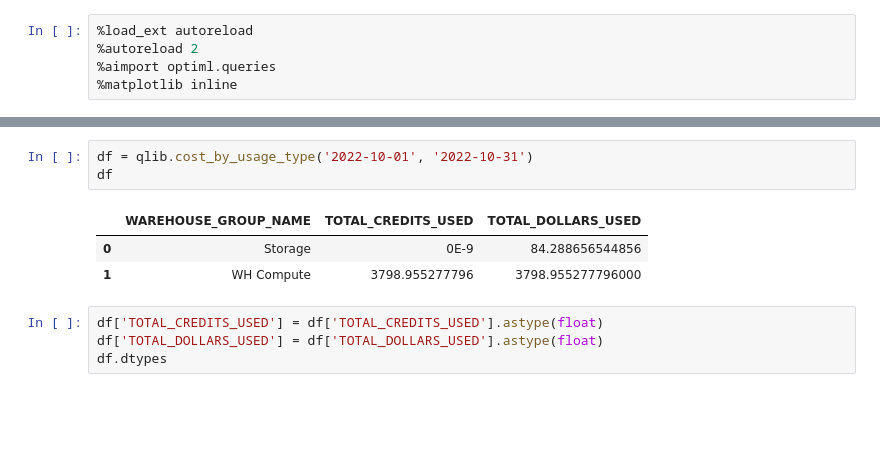
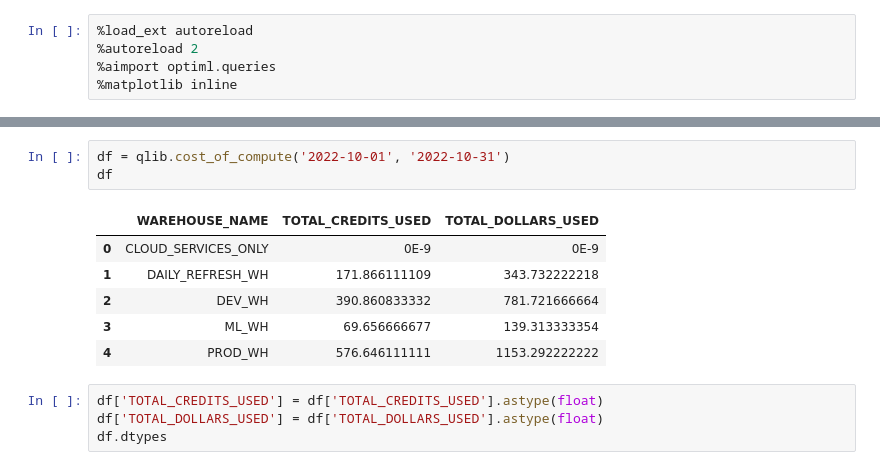
Before and after one commit to shwetank-kumar/optiml, a Jupyter notebook: notebooks/pilot_kiva.ipynb, the cells around one changed output, grey strips where cells are left out. Saved outputs shown, nothing was run; the diff lists cells and outputs as text; blank space fills up the shorter version.

Commit message:
kiva total cost display spec

```diff
--- a/notebooks/pilot_kiva.ipynb
+++ b/notebooks/pilot_kiva.ipynb
@@ -23,10 +77,13 @@ qlib = SNFLKQuery(connection, 'KIV')
 # %%
-df = qlib.cost_by_usage_type('2022-10-01', '2022-10-31')
+df = qlib.cost_of_compute('2022-10-01', '2022-10-31')
 df
 # %% [output]
-|  | WAREHOUSE_GROUP_NAME | TOTAL_CREDITS_USED | TOTAL_DOLLARS_USED |
-| 0 | Storage | 0E-9 | 84.288656544856 |
-| 1 | WH Compute | 3798.955277796 | 3798.955277796000 |
+|  | WAREHOUSE_NAME | TOTAL_CREDITS_USED | TOTAL_DOLLARS_USED |
+| 0 | CLOUD_SERVICES_ONLY | 0E-9 | 0E-9 |
+| 1 | DAILY_REFRESH_WH | 171.866111109 | 343.732222218 |
+| 2 | DEV_WH | 390.860833332 | 781.721666664 |
+| 3 | ML_WH | 69.656666677 | 139.313333354 |
+| 4 | PROD_WH | 576.646111111 | 1153.292222222 |
 # %%
 df['TOTAL_CREDITS_USED'] = df['TOTAL_CREDITS_USED'].astype(float)
 df['TOTAL_DOLLARS_USED'] = df['TOTAL_DOLLARS_USED'].astype(float)
```
Also changed, not shown: parts of 7 cells of this notebook.
